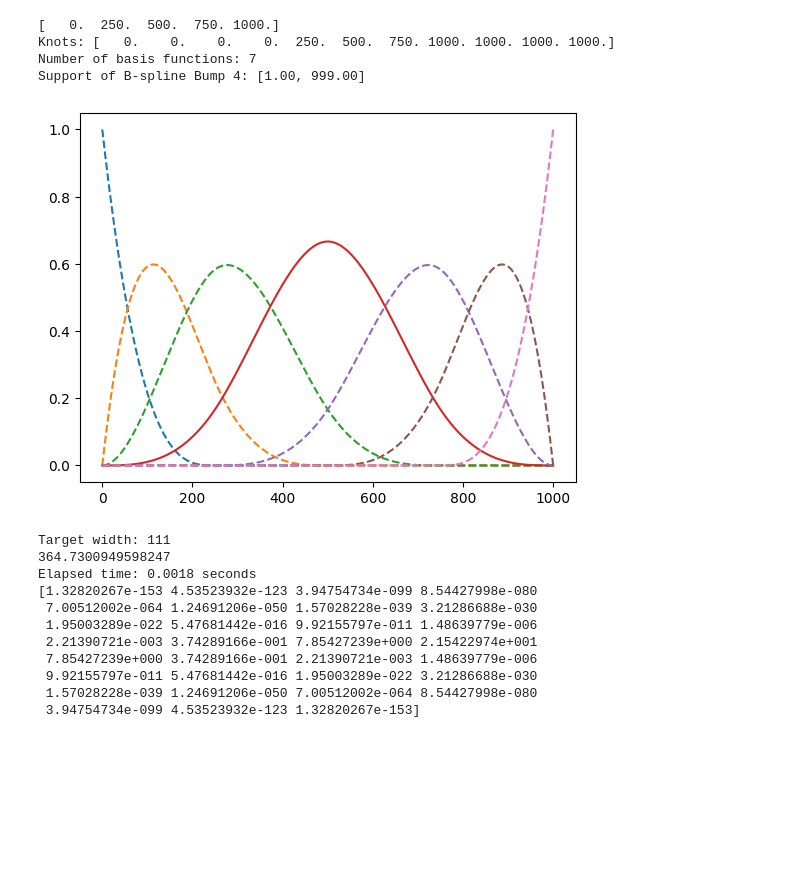
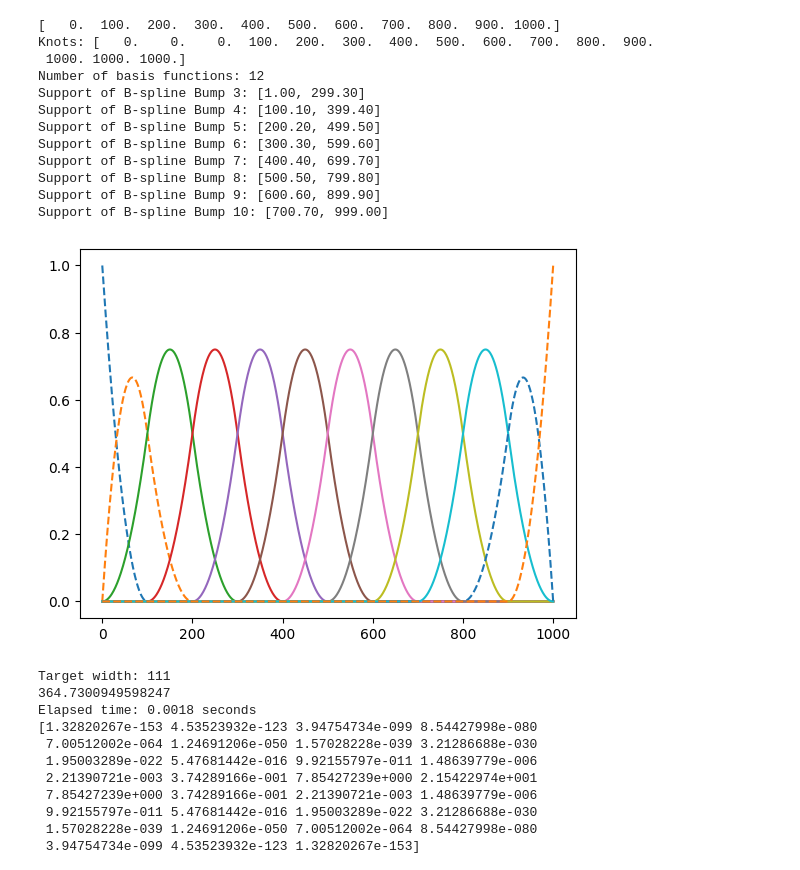
Before and after one commit to SpoketKasper/projekt-fmsn35, a Jupyter notebook: dstft/notebooks/interpolate_hann.ipynb, the cells around one changed output. Drawn from its saved outputs; the diff is of its cells as text; code cells hidden in the pictures; blank space fills up the shorter version.

```diff
--- a/dstft/notebooks/interpolate_hann.ipynb
+++ b/dstft/notebooks/interpolate_hann.ipynb
@@ -57,7 +57,7 @@ spline_degree = 3  # 7
 density = 2
 #num_knots = density*19-(density-1) +2  #  19*3 plus the 2 endpoints that will be repeated then removed. 19 is equal to the number of cosine bumps.
 #print(num_knots)
-num_knots = spline_degree +2
+num_knots = 11 #spline_degree +2
 knots = np.linspace(0, window_size, num_knots)
 print(knots)
 knots = knots[1:-1]  # remove the endpoints
@@ -141,38 +141,46 @@ def objective_gaussian(params, x, centers, target):
     approx = sum(h * gaussian_bump(x, c, w) for h, c, w in zip(heights, centers, widths))
     return approx - target
 
 def gaussian_bump(x, center, width):
     return np.exp(-0.5 * ((x - center) / width) ** 2)
 
 gaussian_bumps = [gaussian_bump(x, c, gaussian_width) for c in cosine_centers]
 
 initial_heights = np.ones(len(cosine_centers))
 #initial_widths = np.full(len(cosine_centers), cosine_width / 2)
 #initial_params = np.concatenate([initial_heights, initial_widths])
 initial_params = initial_heights
 for i, bump in enumerate(gaussian_bumps):
     plt.plot(x, bump, label=f'Gaussian Bump {i+1}')
 plt.show()
 A_gaussian = np.stack(gaussian_bumps, axis=1)  # shape: (num_points, num_bumps)
 """
 # ---- Bezier ----
 """from scipy.special import comb  # binomial coefficients
 def bernstein_basis(n, x):
     # Returns a matrix of shape (len(x), n+1)
     return np.array([comb(n, i) * (x**i) * ((1 - x)**(n - i)) for i in range(n+1)]).T
 n = num_knots-1  # degree of Bezier curve
 A_bezier = bernstein_basis(n, x/1000)
 for i, bump in enumerate(A_bezier.T):
     plt.plot(x, bump, label=f'Bezier Bump {i+1}')"""
 
 #############
 bspline_bumps = bspline_bumps[spline_degree:-spline_degree]
 # %% [output]
-[   0.  250.  500.  750. 1000.]
-Knots: [   0.    0.    0.    0.  250.  500.  750. 1000. 1000. 1000. 1000.]
-Number of basis functions: 7
-Support of B-spline Bump 4: [1.00, 999.00]
+[   0.  100.  200.  300.  400.  500.  600.  700.  800.  900. 1000.]
+Knots: [   0.    0.    0.  100.  200.  300.  400.  500.  600.  700.  800.  900.
+ 1000. 1000. 1000.]
+Number of basis functions: 12
+Support of B-spline Bump 3: [1.00, 299.30]
+Support of B-spline Bump 4: [100.10, 399.40]
+Support of B-spline Bump 5: [200.20, 499.50]
+Support of B-spline Bump 6: [300.30, 599.60]
+Support of B-spline Bump 7: [400.40, 699.70]
+Support of B-spline Bump 8: [500.50, 799.80]
+Support of B-spline Bump 9: [600.60, 899.90]
+Support of B-spline Bump 10: [700.70, 999.00]
-[figure, old version]
+[figure, new version]
 # %%
 from scipy.signal import windows
 from scipy.special import iv
```
Also changed, not shown: 3 other files.
